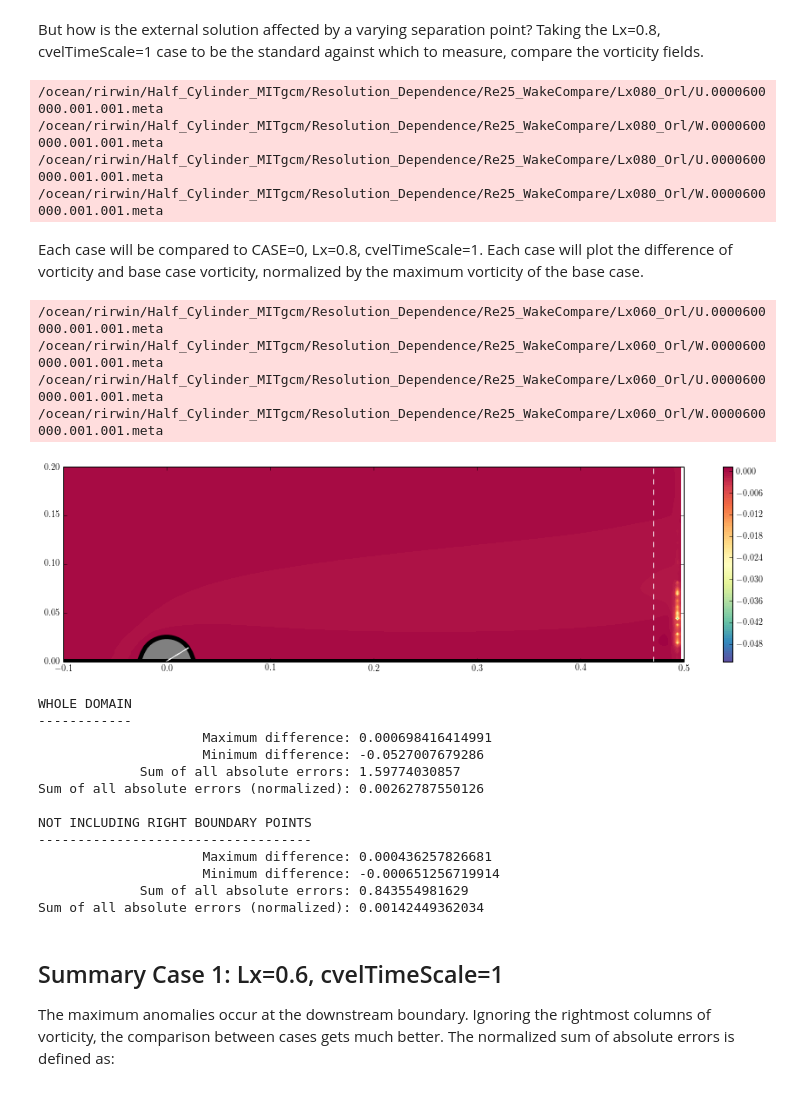
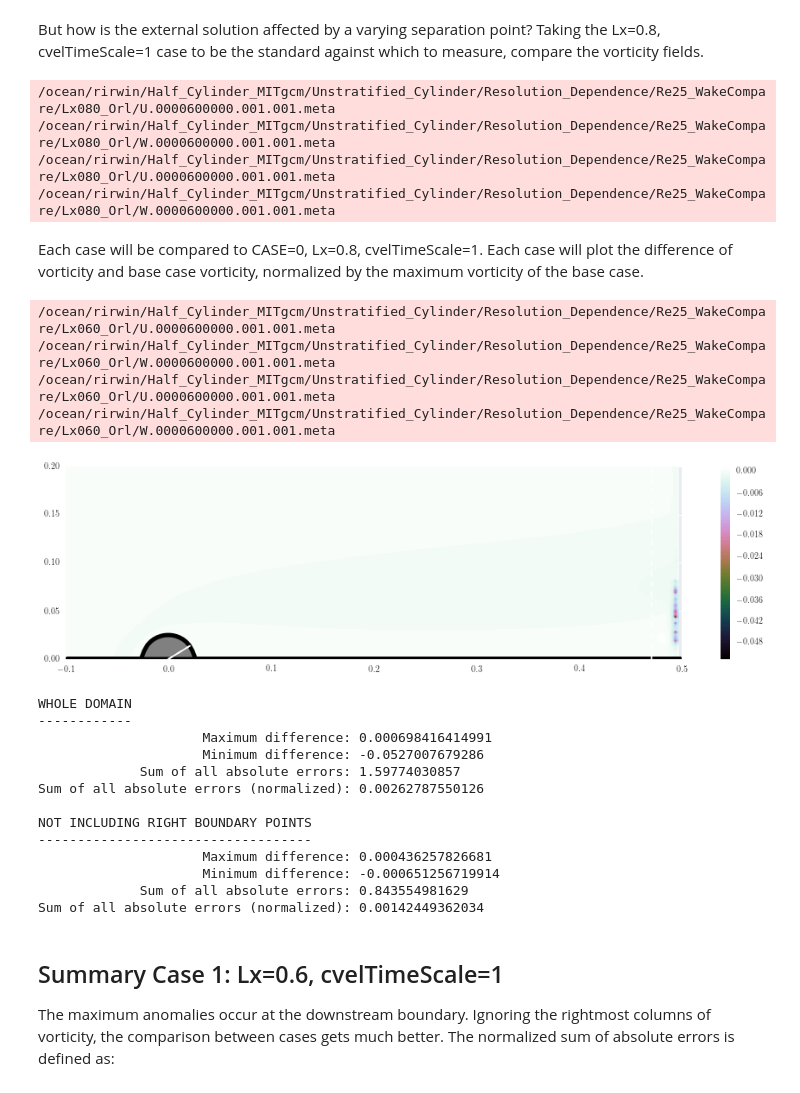
Before and after one commit to UBC-MOAD/flow_separation, a Jupyter notebook: half_cylinder_notebooks/domain_length_compare.ipynb, the cells around one changed output. Saved outputs shown, nothing was run; the diff lists cells and outputs as text; code cells hidden in the pictures.

```diff
--- a/half_cylinder_notebooks/domain_length_compare.ipynb
+++ b/half_cylinder_notebooks/domain_length_compare.ipynb
@@ -3,8 +3,9 @@ Compare half-cylinder runs with and without wake
 # %%
 from __future__ import division
 import sys
+import seaborn as sns
 from IPython.display import HTML
-sys.path.insert(0, '/ocean/rirwin/Half_Cylinder_MITgcm/Resolution_Dependence/analysis/')
+sys.path.insert(0, '/ocean/rirwin/Half_Cylinder_MITgcm/Unstratified_Cylinder/Resolution_Dependence/analysis/')
 
 import cylanalysis as cyl
 import numpy as np
@@ -18,22 +19,23 @@ mpl.rc('font', family = 'serif')
 import matplotlib.pylab as pylab
 
 pylab.rcParams['figure.figsize'] = (10.0, 8.0)
+sns.set(rc={'image.cmap': 'cubehelix'})
 
 %matplotlib inline
 # %%
 %%capture --no-stdout
 cyl_case = []
 
-cyl_case.append(cyl.CylCase('/ocean/rirwin/Half_Cylinder_MITgcm/Resolution_Dependence/Re25_WakeCompare/Lx080_Orl/'))
-cyl_case.append(cyl.CylCase('/ocean/rirwin/Half_Cylinder_MITgcm/Resolution_Dependence/Re25_WakeCompare/Lx060_Orl/'))
-cyl_case.append(cyl.CylCase('/ocean/rirwin/Half_Cylinder_MITgcm/Resolution_Dependence/Re25_WakeCompare/Lx040_Orl/'))
-cyl_case.append(cyl.CylCase('/ocean/rirwin/Half_Cylinder_MITgcm/Resolution_Dependence/Re25_WakeCompare/Lx020_Orl/'))
-cyl_case.append(cyl.CylCase('/ocean/rirwin/Half_Cylinder_MITgcm/Resolution_Dependence/Re25_WakeCompare/Lx010_Orl/'))
-cyl_case.append(cyl.CylCase('/ocean/rirwin/Half_Cylinder_MITgcm/Resolution_Dependence/Re25_WakeCompare/Lx080/'))
-cyl_case.append(cyl.CylCase('/ocean/rirwin/Half_Cylinder_MITgcm/Resolution_Dependence/Re25_WakeCompare/Lx060/'))
-cyl_case.append(cyl.CylCase('/ocean/rirwin/Half_Cylinder_MITgcm/Resolution_Dependence/Re25_WakeCompare/Lx040/'))
-cyl_case.append(cyl.CylCase('/ocean/rirwin/Half_Cylinder_MITgcm/Resolution_Dependence/Re25_WakeCompare/Lx020/'))
-cyl_case.append(cyl.CylCase('/ocean/rirwin/Half_Cylinder_MITgcm/Resolution_Dependence/Re25_WakeCompare/Lx010/'))
+cyl_case.append(cyl.CylCase('/ocean/rirwin/Half_Cylinder_MITgcm/Unstratified_Cylinder/Resolution_Dependence/Re25_WakeCompare/Lx080_Orl/'))
+cyl_case.append(cyl.CylCase('/ocean/rirwin/Half_Cylinder_MITgcm/Unstratified_Cylinder/Resolution_Dependence/Re25_WakeCompare/Lx060_Orl/'))
+cyl_case.append(cyl.CylCase('/ocean/rirwin/Half_Cylinder_MITgcm/Unstratified_Cylinder/Resolution_Dependence/Re25_WakeCompare/Lx040_Orl/'))
+cyl_case.append(cyl.CylCase('/ocean/rirwin/Half_Cylinder_MITgcm/Unstratified_Cylinder/Resolution_Dependence/Re25_WakeCompare/Lx020_Orl/'))
+cyl_case.append(cyl.CylCase('/ocean/rirwin/Half_Cylinder_MITgcm/Unstratified_Cylinder/Resolution_Dependence/Re25_WakeCompare/Lx010_Orl/'))
+cyl_case.append(cyl.CylCase('/ocean/rirwin/Half_Cylinder_MITgcm/Unstratified_Cylinder/Resolution_Dependence/Re25_WakeCompare/Lx080/'))
+cyl_case.append(cyl.CylCase('/ocean/rirwin/Half_Cylinder_MITgcm/Unstratified_Cylinder/Resolution_Dependence/Re25_WakeCompare/Lx060/'))
+cyl_case.append(cyl.CylCase('/ocean/rirwin/Half_Cylinder_MITgcm/Unstratified_Cylinder/Resolution_Dependence/Re25_WakeCompare/Lx040/'))
+cyl_case.append(cyl.CylCase('/ocean/rirwin/Half_Cylinder_MITgcm/Unstratified_Cylinder/Resolution_Dependence/Re25_WakeCompare/Lx020/'))
+cyl_case.append(cyl.CylCase('/ocean/rirwin/Half_Cylinder_MITgcm/Unstratified_Cylinder/Resolution_Dependence/Re25_WakeCompare/Lx010/'))
 
 # shift the grid of the smallest case so that the cylinder is centered at 0,0
 cyl_case[4].XC = cyl_case[4].XC+0.05
@@ -99,10 +101,11 @@ for CASE in range(0,5):
     thet_0 = (180-sep_pt)*np.pi/180
 
     plt.subplot(5,1,CASE+1)
-    plt.contourf(cyl_case[CASE].XG,cyl_case[CASE].ZG,vort,100,cmap='Spectral_r')
+    #plt.contourf(cyl_case[CASE].XG,cyl_case[CASE].ZG,vort,100,cmap='Spectral_r')
+    plt.contourf(cyl_case[CASE].XG,cyl_case[CASE].ZG,vort,100)
     plt.fill(cyl_case[CASE].XC,0.4-cyl_case[CASE].Depth,facecolor='gray',lw=5)
     plt.plot([0, np.cos(thet_0)*0.025],[0,np.sin(thet_0)*0.025],'-w')
-    plt.clim((-1,1))
+    plt.clim((-.5,.5))
     plt.xlim((-0.1,0.7))
     plt.ylim((0.0,0.2))
 plt.show()
@@ -188,10 +193,10 @@ sep_pt0 = cyl_case[0].find_zero(thet0,dudz0)
 rad_sep0 = (180-sep_pt0)*np.pi/180
 mvort = np.max(vort0)
 # %% [output]
-/ocean/rirwin/Half_Cylinder_MITgcm/Resolution_Dependence/Re25_WakeCompare/Lx080_Orl/U.0000600000.001.001.meta
-/ocean/rirwin/Half_Cylinder_MITgcm/Resolution_Dependence/Re25_WakeCompare/Lx080_Orl/W.0000600000.001.001.meta
-/ocean/rirwin/Half_Cylinder_MITgcm/Resolution_Dependence/Re25_WakeCompare/Lx080_Orl/U.0000600000.001.001.meta
-/ocean/rirwin/Half_Cylinder_MITgcm/Resolution_Dependence/Re25_WakeCompare/Lx080_Orl/W.0000600000.001.001.meta
+/ocean/rirwin/Half_Cylinder_MITgcm/Unstratified_Cylinder/Resolution_Dependence/Re25_WakeCompare/Lx080_Orl/U.0000600000.001.001.meta
+/ocean/rirwin/Half_Cylinder_MITgcm/Unstratified_Cylinder/Resolution_Dependence/Re25_WakeCompare/Lx080_Orl/W.0000600000.001.001.meta
+/ocean/rirwin/Half_Cylinder_MITgcm/Unstratified_Cylinder/Resolution_Dependence/Re25_WakeCompare/Lx080_Orl/U.0000600000.001.001.meta
+/ocean/rirwin/Half_Cylinder_MITgcm/Unstratified_Cylinder/Resolution_Dependence/Re25_WakeCompare/Lx080_Orl/W.0000600000.001.001.meta
 # %% [markdown]
 Each case will be compared to CASE=0, Lx=0.8, cvelTimeScale=1. Each case will plot the difference of vorticity and base case vorticity, normalized by the maximum vorticity of the base case.
 # %%
@@ -204,41 +209,41 @@ rad_sep = (180-sep_pt)*np.pi/180
 
 fig = plt.figure(figsize=(16,4))
 diff_vort=(vort-vort0[:,0:len(cyl_case[CASE].XC)])
-plt.contourf(cyl_case[CASE].XG,cyl_case[CASE].ZG,diff_vort,100,cmap='Spectral_r')
+plt.contourf(cyl_case[CASE].XG,cyl_case[CASE].ZG,diff_vort,100)
 plt.fill(cyl_case[CASE].XC,0.4-cyl_case[CASE].Depth,facecolor='gray',lw=5)
 plt.plot([0, np.cos(thet_0)*0.025],[0,np.sin(rad_sep)*0.025],'-w')
 plt.plot([0, np.cos(thet_0)*0.025],[0,np.sin(rad_sep0)*0.025],'--w')
 plt.colorbar()
 plt.xlim((-0.1,0.5))
 plt.ylim((0.0,0.2))
 
 plt.plot([cyl_case[CASE].XC[-10],cyl_case[CASE].XC[-10]],[0,0.2],'--w')
 plt.show()
 
 tot_abs_vort0 = np.sum(np.abs(vort0[:,0:len(cyl_case[CASE].XC)]))
 
 print "WHOLE DOMAIN"
 print "------------"
 print "                     Maximum difference: " + str(np.max(diff_vort))
 print "                     Minimum difference: " + str(np.min(diff_vort))
 print "             Sum of all absolute errors: " + str(np.sum(np.abs(diff_vort)))
 print "Sum of all absolute errors (normalized): " + str(np.sum(np.abs(diff_vort))/tot_abs_vort0)
 
 tot_abs_vort0 = np.sum(np.abs(vort0[:,0:len(cyl_case[CASE].XC)-10]))
 
 print ""
 print "NOT INCLUDING RIGHT BOUNDARY POINTS"
 print "-----------------------------------"
 print "                     Maximum difference: " + str(np.max(diff_vort[:,0:-10]))
 print "                     Minimum difference: " + str(np.min(diff_vort[:,0:-10]))
 print "             Sum of all absolute errors: " + str(np.sum(np.abs(diff_vort[:,0:-10])))
 print "Sum of all absolute errors (normalized): " + str(np.sum(np.abs(diff_vort[:,0:-10]))/tot_abs_vort0)
 # %% [output]
-/ocean/rirwin/Half_Cylinder_MITgcm/Resolution_Dependence/Re25_WakeCompare/Lx060_Orl/U.0000600000.001.001.meta
-/ocean/rirwin/Half_Cylinder_MITgcm/Resolution_Dependence/Re25_WakeCompare/Lx060_Orl/W.0000600000.001.001.meta
-/ocean/rirwin/Half_Cylinder_MITgcm/Resolution_Dependence/Re25_WakeCompare/Lx060_Orl/U.0000600000.001.001.meta
-/ocean/rirwin/Half_Cylinder_MITgcm/Resolution_Dependence/Re25_WakeCompare/Lx060_Orl/W.0000600000.001.001.meta
+/ocean/rirwin/Half_Cylinder_MITgcm/Unstratified_Cylinder/Resolution_Dependence/Re25_WakeCompare/Lx060_Orl/U.0000600000.001.001.meta
+/ocean/rirwin/Half_Cylinder_MITgcm/Unstratified_Cylinder/Resolution_Dependence/Re25_WakeCompare/Lx060_Orl/W.0000600000.001.001.meta
+/ocean/rirwin/Half_Cylinder_MITgcm/Unstratified_Cylinder/Resolution_Dependence/Re25_WakeCompare/Lx060_Orl/U.0000600000.001.001.meta
+/ocean/rirwin/Half_Cylinder_MITgcm/Unstratified_Cylinder/Resolution_Dependence/Re25_WakeCompare/Lx060_Orl/W.0000600000.001.001.meta
-[figure, old version]
+[figure, new version]
 WHOLE DOMAIN
 ------------
                      Maximum difference: 0.000698416414991
```
Also changed, not shown: parts of 5 cells of this notebook, 3 other files.
